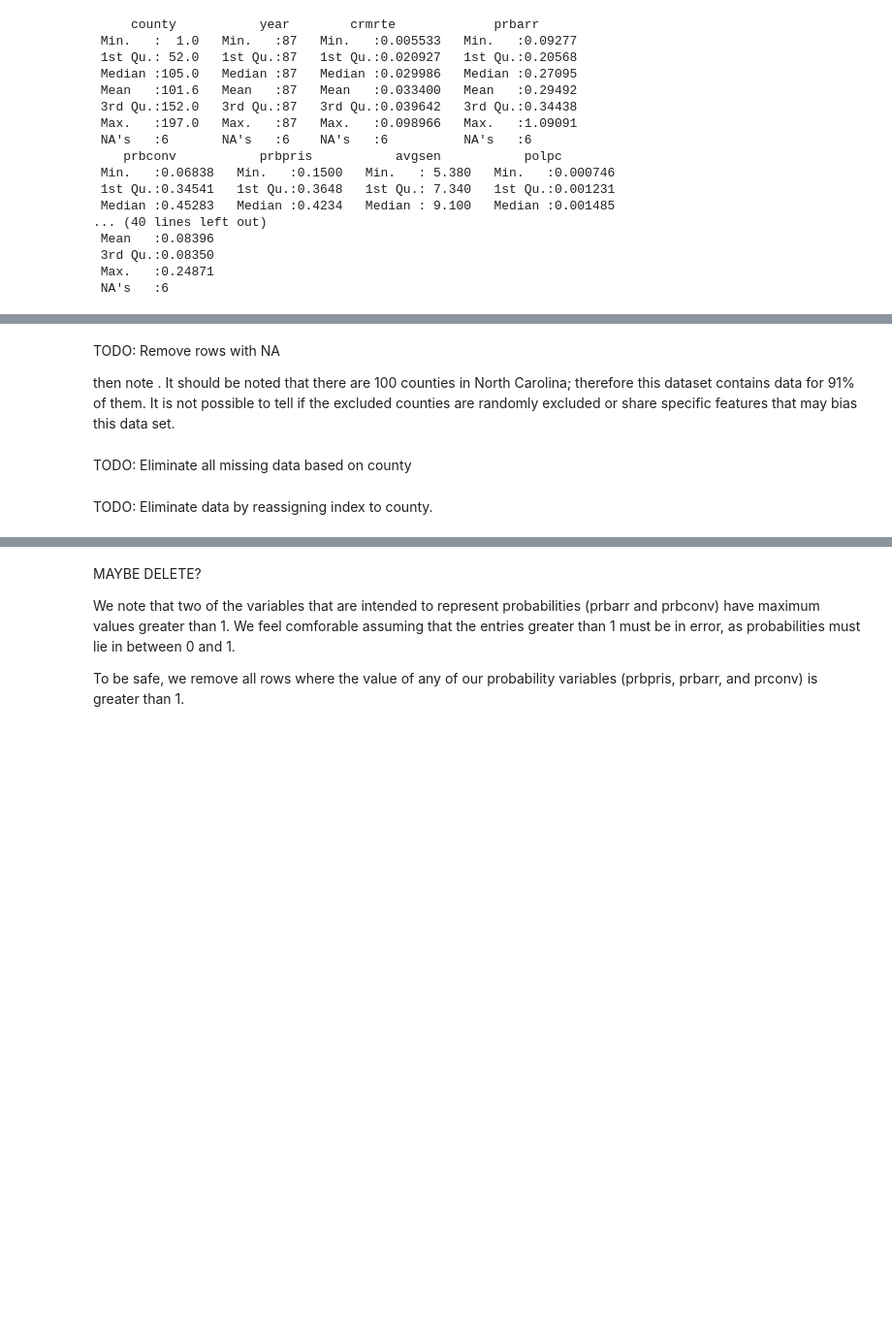
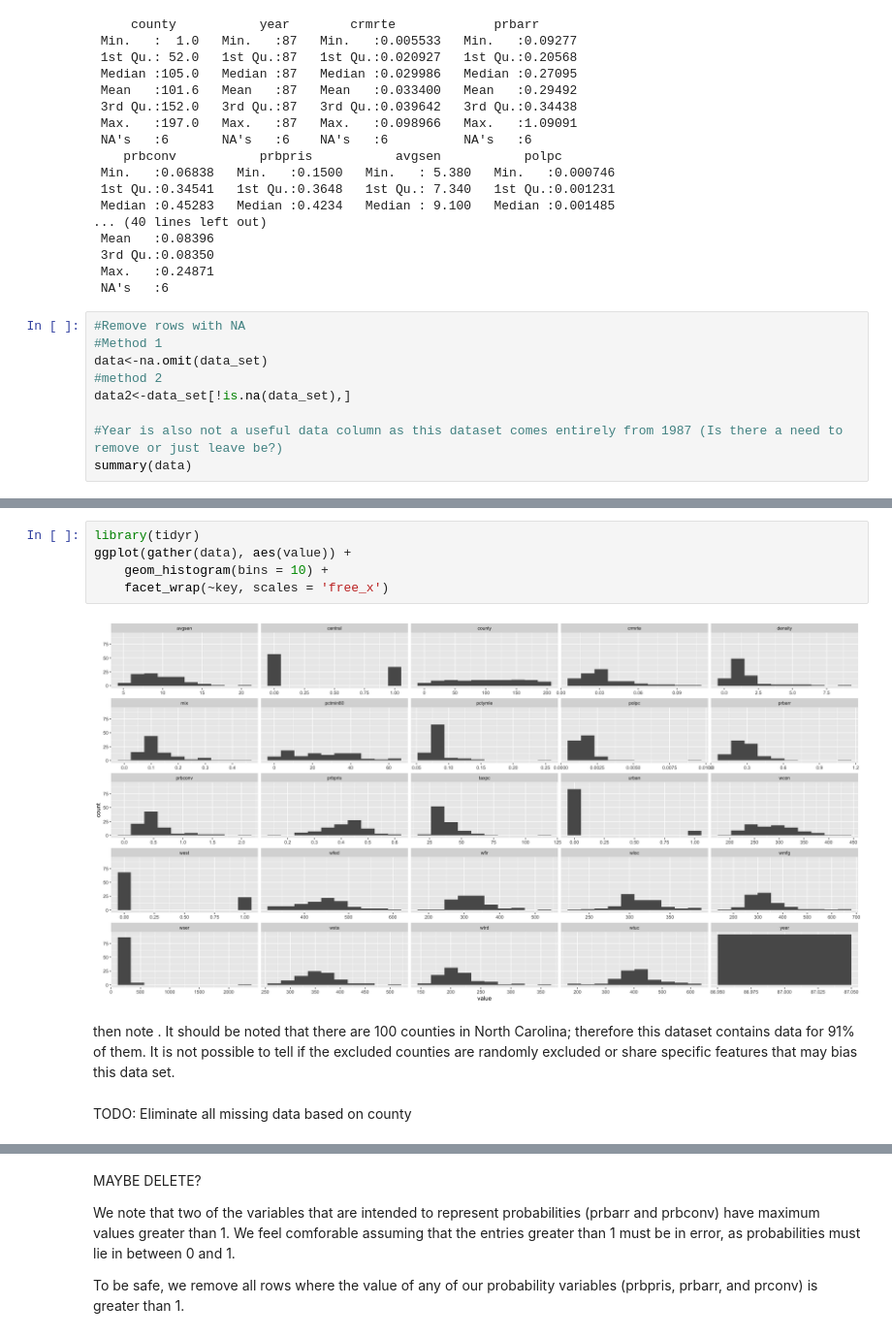
Before and after one commit to ksjeyabarani/w203_lab3, a Jupyter notebook: Wall_Seenivasagam_Hee_lab3.ipynb, the cells around one changed output, grey strips where cells are left out. Shown at 97% size. Drawn from its saved outputs; the diff is of its cells as text; blank space fills up the shorter version.

Commit message:
Updated some EDA. Added Histograms. Added 'keep in mind' info from Lab3 doc

```diff
--- a/Wall_Seenivasagam_Hee_lab3.ipynb
+++ b/Wall_Seenivasagam_Hee_lab3.ipynb
@@ -97,3 +97,12 @@ summary(data_set)
  3rd Qu.:0.08350
  Max.   :0.24871
  NA's   :6
+# %%
+#Remove rows with NA
+#Method 1
+data<-na.omit(data_set)
+#method 2
+data2<-data_set[!is.na(data_set),]
+
+#Year is also not a useful data column as this dataset comes entirely from 1987 (Is there a need to remove or just leave be?)
+summary(data)
@@ -100,10 +237,13 @@ summary(data_set)
+# %%
+library(tidyr)
+ggplot(gather(data), aes(value)) +
+    geom_histogram(bins = 10) +
+    facet_wrap(~key, scales = 'free_x')
+# %% [output]
+[figure, added]
 # %% [markdown]
-TODO: Remove rows with NA
-
 then note . It should be
 noted that there are 100 counties in North Carolina; therefore this dataset contains data for 91% of them. It is not possible to
 tell if the excluded counties are randomly excluded or share specific features that may bias this data set.
 # %% [markdown]
 TODO: Eliminate all missing data based on county
-# %% [markdown]
-TODO: Eliminate data by reassigning index to county.
```
Also changed, not shown: parts of 15 cells of this notebook.
